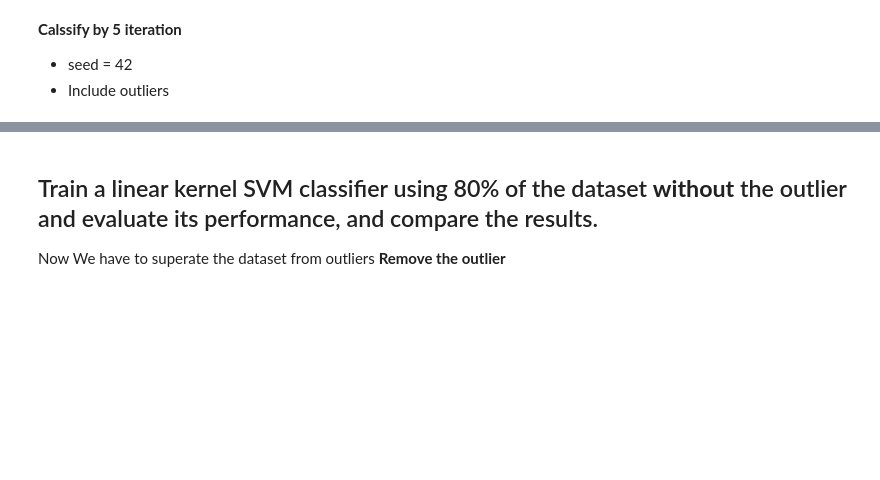
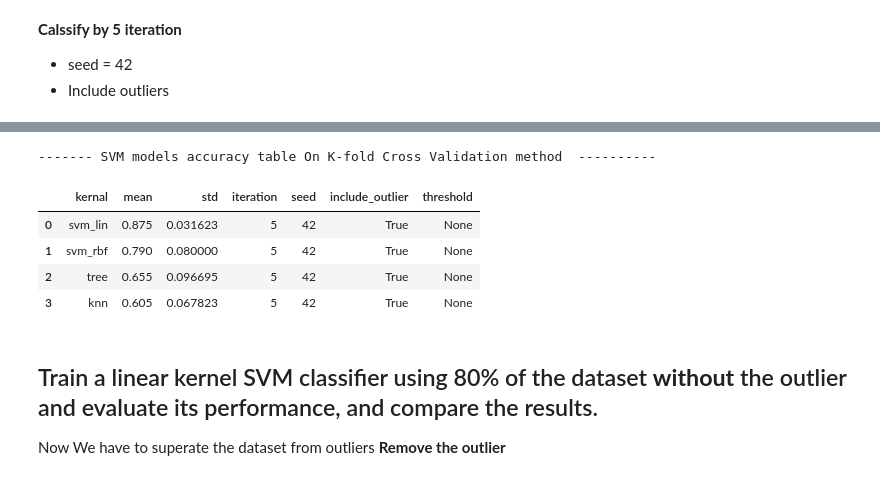
Before and after one commit to nawroz-m/ML_learning, a Jupyter notebook: G5_EGG.ipynb, the cells around one changed output, grey strips where cells are left out. Saved outputs shown, nothing was run; the diff lists cells and outputs as text; code cells hidden in the pictures; blank space fills up the shorter version.

```diff
--- a/G5_EGG.ipynb
+++ b/G5_EGG.ipynb
@@ -377,6 +431,17 @@ table
 | 1 | svm_rbf | 0.775 | 0.0 | 5 | 42 | True | None |
 | 2 | tree | 0.550 | 0.0 | 5 | 42 | True | None |
 | 3 | knn | 0.600 | 0.0 | 5 | 42 | True | None |
+# %%
+print("------- SVM models accuracy table On K-fold Cross Validation method  ----------")
+
+cv_table
+# %% [output]
+------- SVM models accuracy table On K-fold Cross Validation method  ----------
+|  | kernal | mean | std | iteration | seed | include_outlier | threshold |
+| 0 | svm_lin | 0.875 | 0.031623 | 5 | 42 | True | None |
+| 1 | svm_rbf | 0.790 | 0.080000 | 5 | 42 | True | None |
+| 2 | tree | 0.655 | 0.096695 | 5 | 42 | True | None |
+| 3 | knn | 0.605 | 0.067823 | 5 | 42 | True | None |
 # %% [markdown]
 ## Train a linear kernel SVM classifier using 80% of the dataset **without** the outlier and evaluate its performance, and compare the results.
 
```
Also changed, not shown: parts of 13 cells of this notebook.
